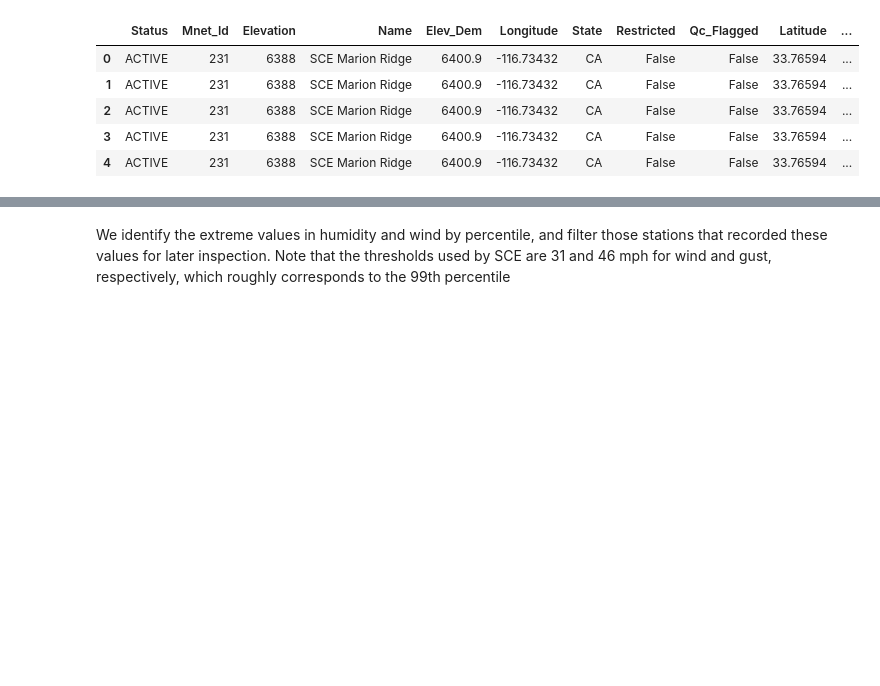
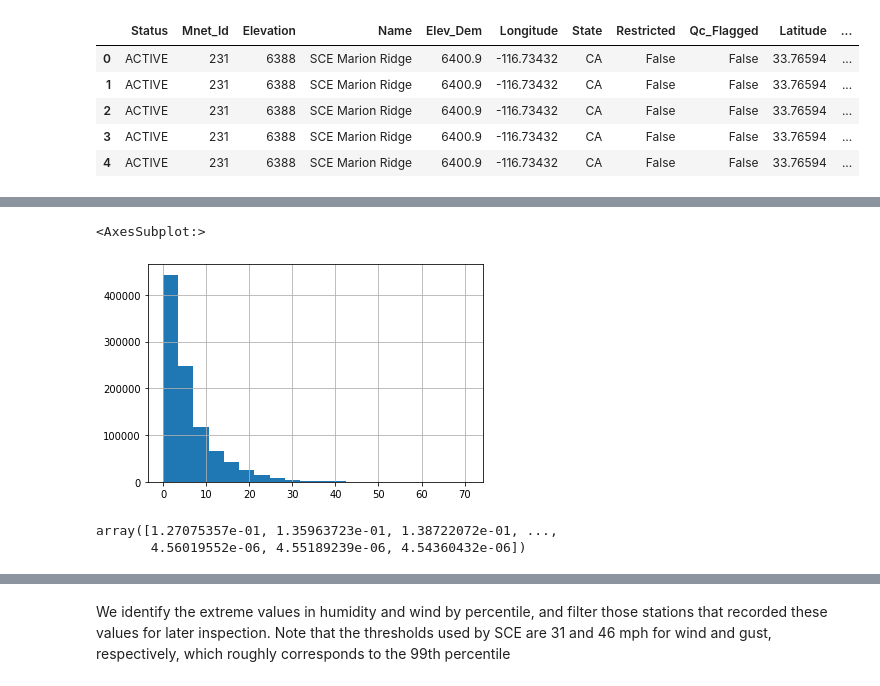
Before and after one commit to tomityrrell/psps-analysis, a Jupyter notebook: notebooks/Gluon-TS-SCE.ipynb, the cells around one changed output, grey strips where cells are left out. Cells and saved outputs as stored; diff of their text form; code cells hidden in the pictures; blank space fills up the shorter version.

```diff
--- a/notebooks/Gluon-TS-SCE.ipynb
+++ b/notebooks/Gluon-TS-SCE.ipynb
@@ -29,0 +43,10 @@ wr.head()
+# %%
+wr.WindSpd.hist(bins=20)
+# %% [output]
+<AxesSubplot:>
+[figure, added]
+# %%
+c, loc, scale = weibull_min.fit(wr.WindSpd.dropna())
+# %% [output]
+array([1.27075357e-01, 1.35963723e-01, 1.38722072e-01, ...,
+       4.56019552e-06, 4.55189239e-06, 4.54360432e-06])
```
Also changed, not shown: parts of 19 cells of this notebook, 7 other files.
